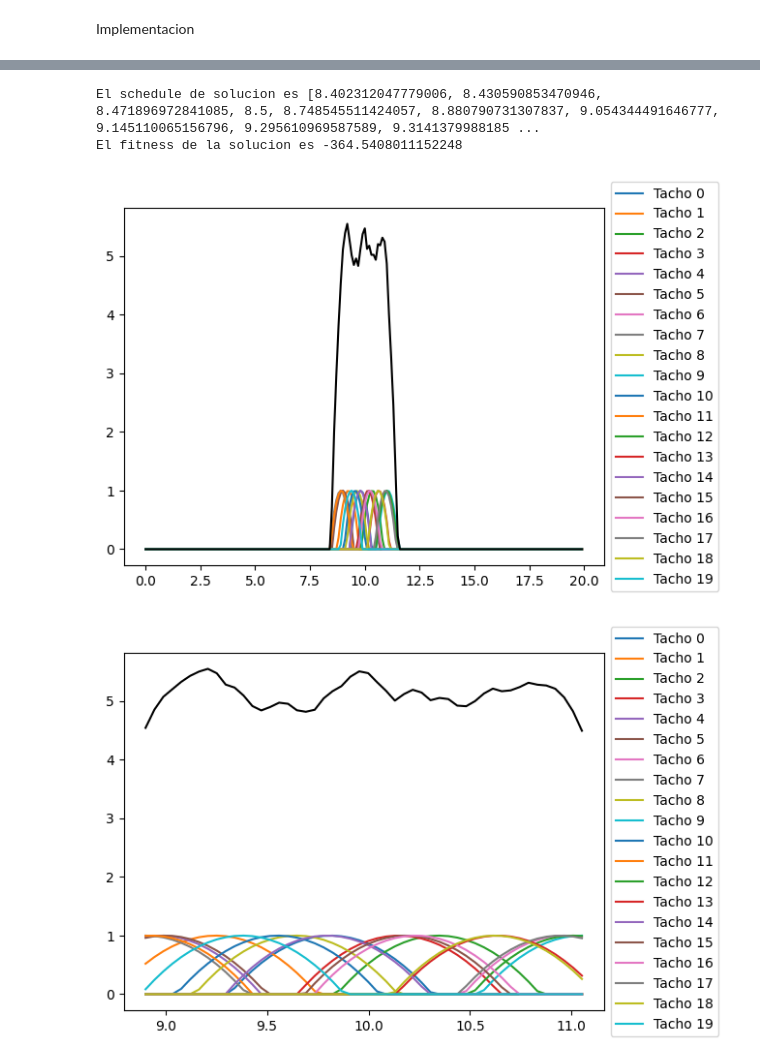
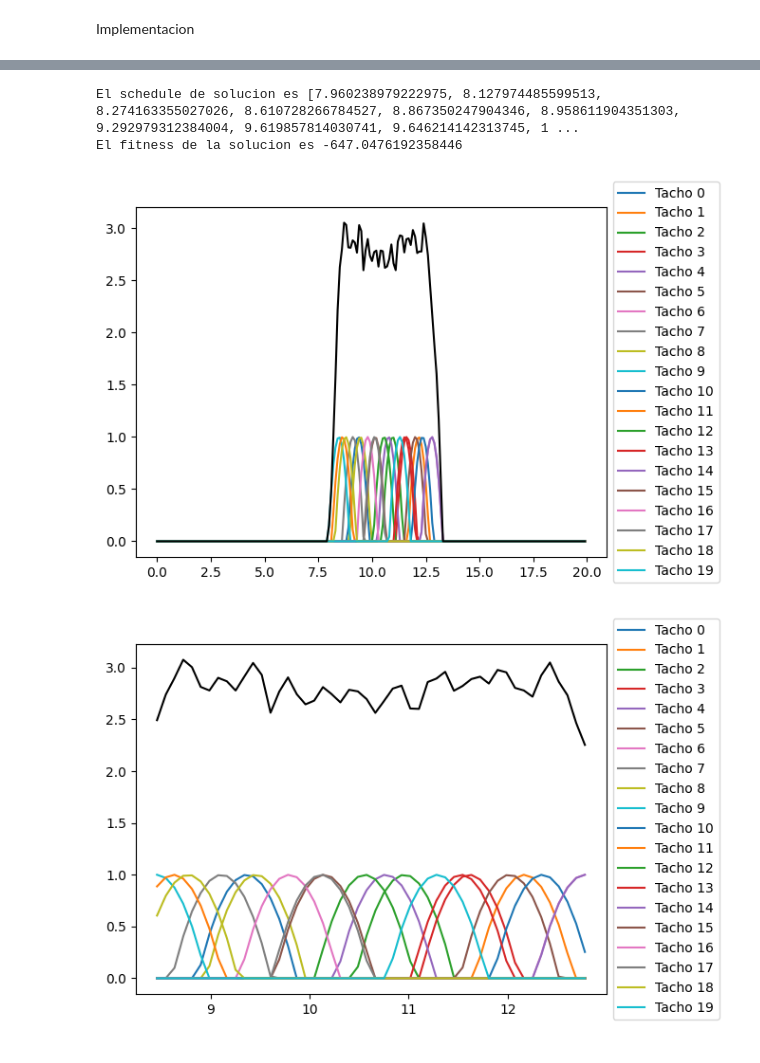
Before and after one commit to luudipietro/Geneticos_Final, a Jupyter notebook: Final_TP6.ipynb, the cells around one changed output, grey strips where cells are left out. Drawn from its saved outputs; the diff is of its cells as text; code cells hidden in the pictures.

Commit message:
Mejores resultados, agilizacion del codigo e implementacion de varias corridas para ver uniformidad

```diff
--- a/Final_TP6.ipynb
+++ b/Final_TP6.ipynb
@@ -15,7 +15,11 @@ def VaporTacho_i(t, t0):
   return 1 - (2*t0-2*t + 1)**2 if t > t0 and t < t0+1 else 0
 
 def VaporTotal(t_inicios, intervalo):
-  return [sum([VaporTacho_i(t,t0) for t0 in t_inicios]) for t in intervalo]
+    t = np.array(intervalo)[:, np.newaxis]
+    t0 = np.array(t_inicios)[np.newaxis, :]
+    inside = (t > t0) & (t < t0 + 1)
+    vapor = np.where(inside, 1 - (2*t0 - 2*t + 1)**2, 0.0)
+    return vapor.sum(axis=1).tolist()
 # %% [markdown]
 Ahora suponga que la fábrica cuenta con una cantidad de tachos de cocimiento **N** que puede variar entre 5 y 20. Los tachos arrancan de manera
 independiente entre ellos, y el vapor total puede ser calculado en cada instante de tiempo sumando el vapor producido por cada tacho. Es decir:
@@ -149,7 +153,7 @@ def xov_single_point(P1, P2):
 
     return C1, C2
 
-def mut_step(P, Bounds, gen_act, probabilidad_direccion=0.5):
+def mut_step(P, Bounds, gen_act, max_gen, probabilidad_direccion=0.5):
     """
     Step Mutation
     Parámetros
@@ -165,9 +169,8 @@ def mut_step(P, Bounds, gen_act, probabilidad_direccion=0.5):
 
     return C
 
-def mut_step_non_uniform(P, Bounds, gen_act, b=0.3):
-    gen_max = 200
-    if gen_act >= gen_max:
+def mut_step_non_uniform(P, Bounds, gen_act, max_gen, b=0.5):
+    if gen_act >= max_gen:
         return P
     C = P.copy()
     i = random.randint(0,len(P)-1)
@@ -177,7 +180,7 @@ def mut_step_non_uniform(P, Bounds, gen_act, b=0.3):
     else:
         max_chg = C[i] - Bounds[i][0]
     try:
-        x = (gen_act/gen_max)
+        x = (gen_act/max_gen)
         prob_x = (1-x) ** b
         step = random.random() * prob_x
     except:
@@ -186,7 +189,7 @@ def mut_step_non_uniform(P, Bounds, gen_act, b=0.3):
 
     return C
 
-def mut_boundary(P, Bounds, gen_act):
+def mut_boundary(P, Bounds, gen_act, max_gen):
     C = P.copy()
     i = random.randint(0,len(P)-1)
     C[i] = Bounds[i][random.randint(0, 1)]
@@ -333,7 +336,7 @@ def geneticoTachos(Pop, cant_generac, Bounds, Enteras, sel, xovers, xover_props,
         mut_ptr = cant_soluc - cant_mutados
         for op_idx, mc in enumerate(mut_counts):
             for _ in range(mc):
-                C = muts_list[op_idx](Pop[p[mut_ptr]], Bounds, gen)
+                C = muts_list[op_idx](Pop[p[mut_ptr]], Bounds, gen, cant_generac)
                 Pop[p[mut_ptr]] = [xi for xi in C]
                 Fit[p[mut_ptr]] = None
                 mut_ptr += 1
@@ -460,7 +463,7 @@ import numpy as np
 def Fitness(t_inicios, variabilidad_weight, tiempo_weight, dist_max_weight,max_pico_weight):
     t_min = min(t_inicios)
     t_max= max(t_inicios) +1
-    intervalo = np.linspace(t_min+0.5,t_max-0.5,200)
+    intervalo = np.linspace(t_min+0.5,t_max-0.5,150)
     vapor_tachos = VaporTotal(t_inicios,intervalo)
 
     # fitness = np.std(vapor_tachos)/np.mean(vapor_tachos) + tiempo *3
@@ -502,8 +505,8 @@ Bounds = [[0, tachos-1] for i in range(tachos)]
 Enteras = [False] * (tachos)
 f = Fitness
 cant_individuos = 60
-cant_generac = 120
-cant_elite = 8
+cant_generac = 100
+cant_elite = 6
 sel = sel_sus
 eps = 0.1
 xover = [xov_cube, xov_uniform]
@@ -515,8 +518,8 @@ cant_mutados = round(0.25 * cant_individuos)
 callback = None
 Variabilidad_weight = 6.0
 Tiempo_weight = 0.2
-DistMax_weight = 1.5
-max_pico_weight = 0.0
+DistMax_weight = 0.0
+max_pico_weight = 1.8
 Pop = init_pop(cant_individuos, tachos)
 
 sol, solF, Pop, Fit, traceBest, traceAvg, bestSols = geneticoTachos(
@@ -534,4 +537,4 @@ graficarResultadosTachos(sol, tachos, np.linspace(min(sol)+0.5,max(sol)+0.5))
-El schedule de solucion es [8.402312047779006, 8.430590853470946, 8.471896972841085, 8.5, 8.748545511424057, 8.880790731307837, 9.054344491646777, 9.145110065156796, 9.295610969587589, 9.3141379988185 ...
-El fitness de la solucion es -364.5408011152248
+El schedule de solucion es [7.960238979222975, 8.127974485599513, 8.274163355027026, 8.610728266784527, 8.867350247904346, 8.958611904351303, 9.292979312384004, 9.619857814030741, 9.646214142313745, 1 ...
+El fitness de la solucion es -647.0476192358446
-[figure, old version]
+[figure, new version]
-[figure, old version]
+[figure, new version]
```
Also changed, not shown: parts of 4 cells of this notebook.
